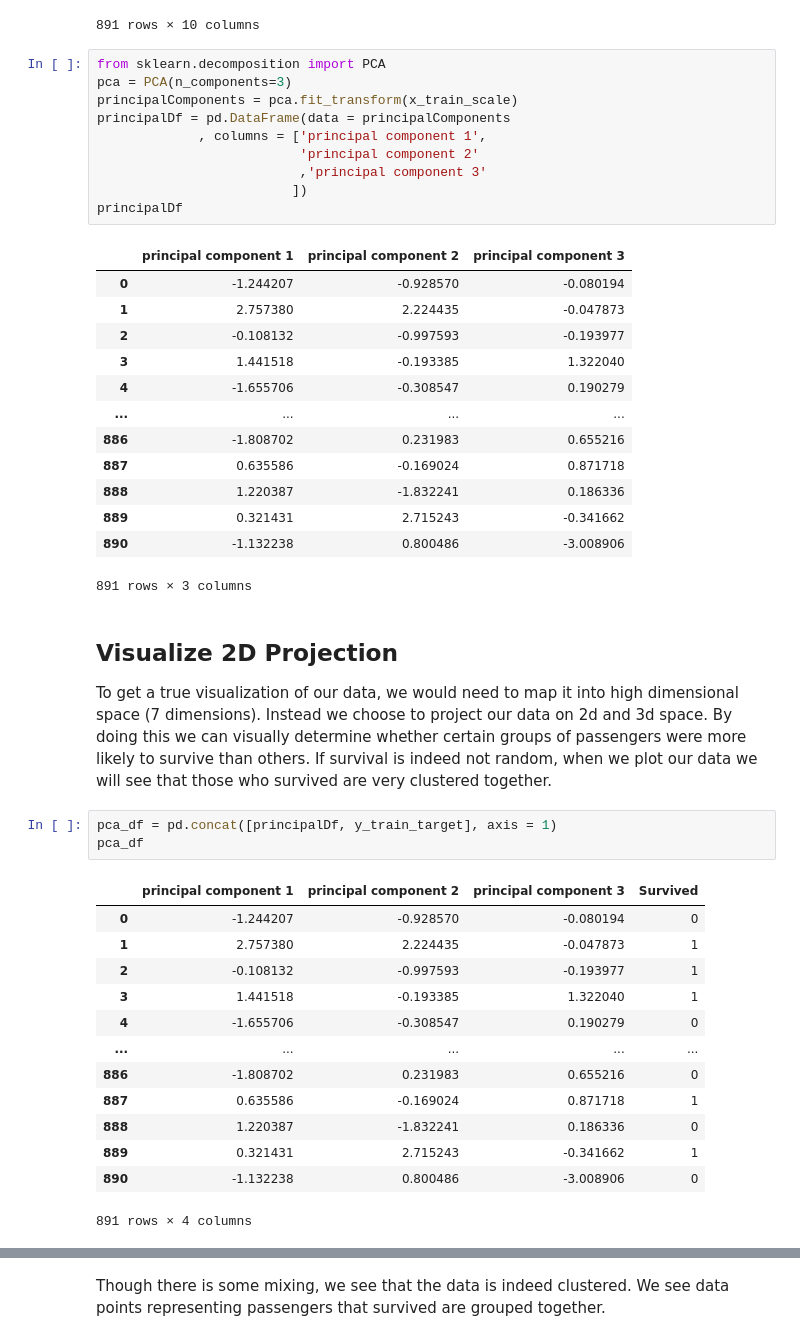
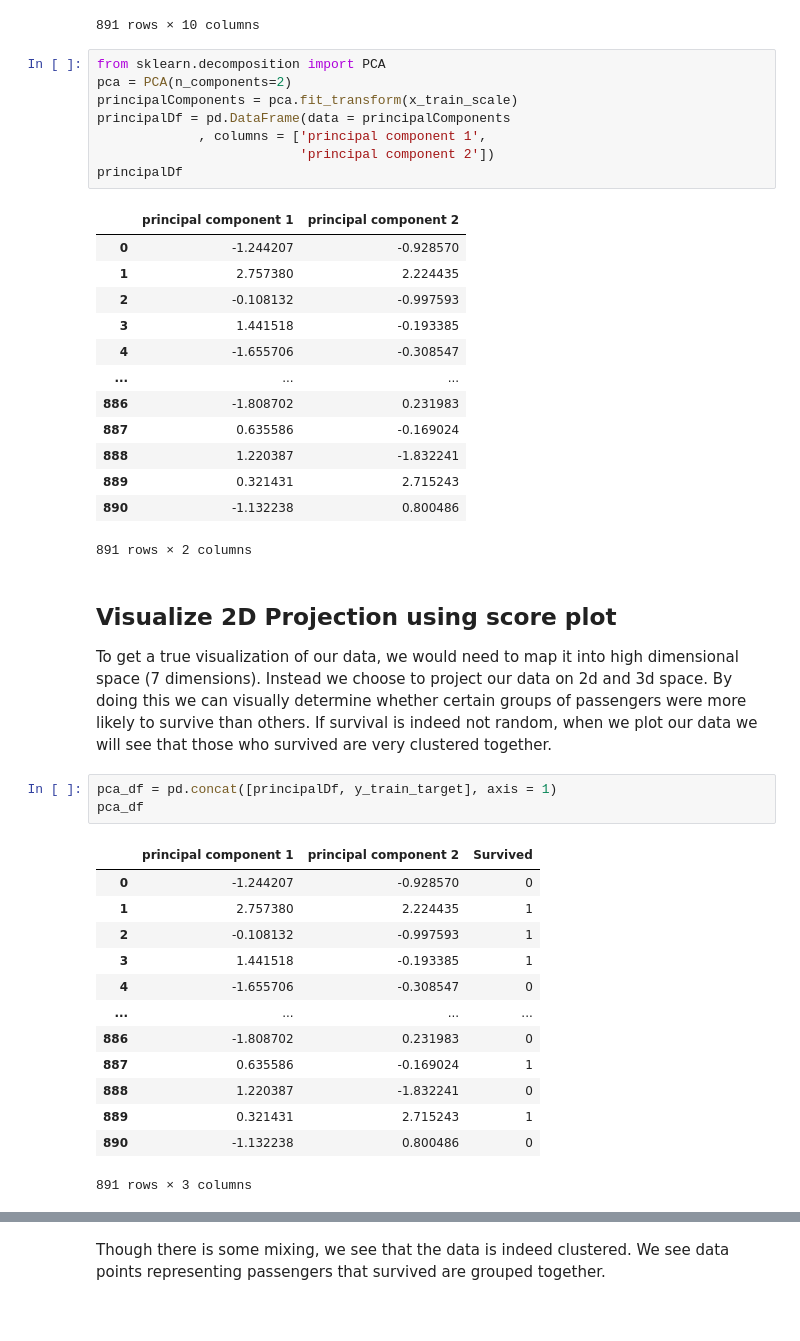
Before and after one commit to CertifaiAI/data-science-fundamentals, a Jupyter notebook: day_3/8S_End to End Example .ipynb, the cells around one changed output, grey strips where cells are left out. Cells and saved outputs as stored; diff of their text form.

```diff
--- a/day_3/8S_End to End Example .ipynb
+++ b/day_3/8S_End to End Example .ipynb
@@ -1407,46 +1407,44 @@ x_train_scale
 891 rows × 10 columns
 # %%
 from sklearn.decomposition import PCA
-pca = PCA(n_components=3)
+pca = PCA(n_components=2)
 principalComponents = pca.fit_transform(x_train_scale)
 principalDf = pd.DataFrame(data = principalComponents
              , columns = ['principal component 1',
-                          'principal component 2'
-                          ,'principal component 3'
-                         ])
+                          'principal component 2'])
 principalDf
 # %% [output]
-|  | principal component 1 | principal component 2 | principal component 3 |
-| 0 | -1.244207 | -0.928570 | -0.080194 |
-| 1 | 2.757380 | 2.224435 | -0.047873 |
-| 2 | -0.108132 | -0.997593 | -0.193977 |
-| 3 | 1.441518 | -0.193385 | 1.322040 |
-| 4 | -1.655706 | -0.308547 | 0.190279 |
-| ... | ... | ... | ... |
-| 886 | -1.808702 | 0.231983 | 0.655216 |
-| 887 | 0.635586 | -0.169024 | 0.871718 |
-| 888 | 1.220387 | -1.832241 | 0.186336 |
-| 889 | 0.321431 | 2.715243 | -0.341662 |
-| 890 | -1.132238 | 0.800486 | -3.008906 |
+|  | principal component 1 | principal component 2 |
+| 0 | -1.244207 | -0.928570 |
+| 1 | 2.757380 | 2.224435 |
+| 2 | -0.108132 | -0.997593 |
+| 3 | 1.441518 | -0.193385 |
+| 4 | -1.655706 | -0.308547 |
+| ... | ... | ... |
+| 886 | -1.808702 | 0.231983 |
+| 887 | 0.635586 | -0.169024 |
+| 888 | 1.220387 | -1.832241 |
+| 889 | 0.321431 | 2.715243 |
+| 890 | -1.132238 | 0.800486 |
-891 rows × 3 columns
+891 rows × 2 columns
 # %% [markdown]
-## Visualize 2D Projection
+## Visualize 2D Projection using score plot
 To get a true visualization of our data, we would need to map it into high dimensional space (7 dimensions). Instead we choose to project our data on 2d and 3d space. By doing this we can visually determine whether certain groups of passengers were more likely to survive than others. If survival is indeed not random, when we plot our data we will see that those who survived are very clustered together.
 # %%
 pca_df = pd.concat([principalDf, y_train_target], axis = 1)
 pca_df
 # %% [output]
-|  | principal component 1 | principal component 2 | principal component 3 | Survived |
-| 0 | -1.244207 | -0.928570 | -0.080194 | 0 |
-| 1 | 2.757380 | 2.224435 | -0.047873 | 1 |
-| 2 | -0.108132 | -0.997593 | -0.193977 | 1 |
-| 3 | 1.441518 | -0.193385 | 1.322040 | 1 |
-| 4 | -1.655706 | -0.308547 | 0.190279 | 0 |
-| ... | ... | ... | ... | ... |
-| 886 | -1.808702 | 0.231983 | 0.655216 | 0 |
-| 887 | 0.635586 | -0.169024 | 0.871718 | 1 |
-| 888 | 1.220387 | -1.832241 | 0.186336 | 0 |
-| 889 | 0.321431 | 2.715243 | -0.341662 | 1 |
-| 890 | -1.132238 | 0.800486 | -3.008906 | 0 |
+|  | principal component 1 | principal component 2 | Survived |
+| 0 | -1.244207 | -0.928570 | 0 |
+| 1 | 2.757380 | 2.224435 | 1 |
+| 2 | -0.108132 | -0.997593 | 1 |
+| 3 | 1.441518 | -0.193385 | 1 |
+| 4 | -1.655706 | -0.308547 | 0 |
+| ... | ... | ... | ... |
+| 886 | -1.808702 | 0.231983 | 0 |
+| 887 | 0.635586 | -0.169024 | 1 |
+| 888 | 1.220387 | -1.832241 | 0 |
+| 889 | 0.321431 | 2.715243 | 1 |
+| 890 | -1.132238 | 0.800486 | 0 |
-891 rows × 4 columns
+891 rows × 3 columns
 # %%
```
Also changed, not shown: parts of 12 cells of this notebook.
